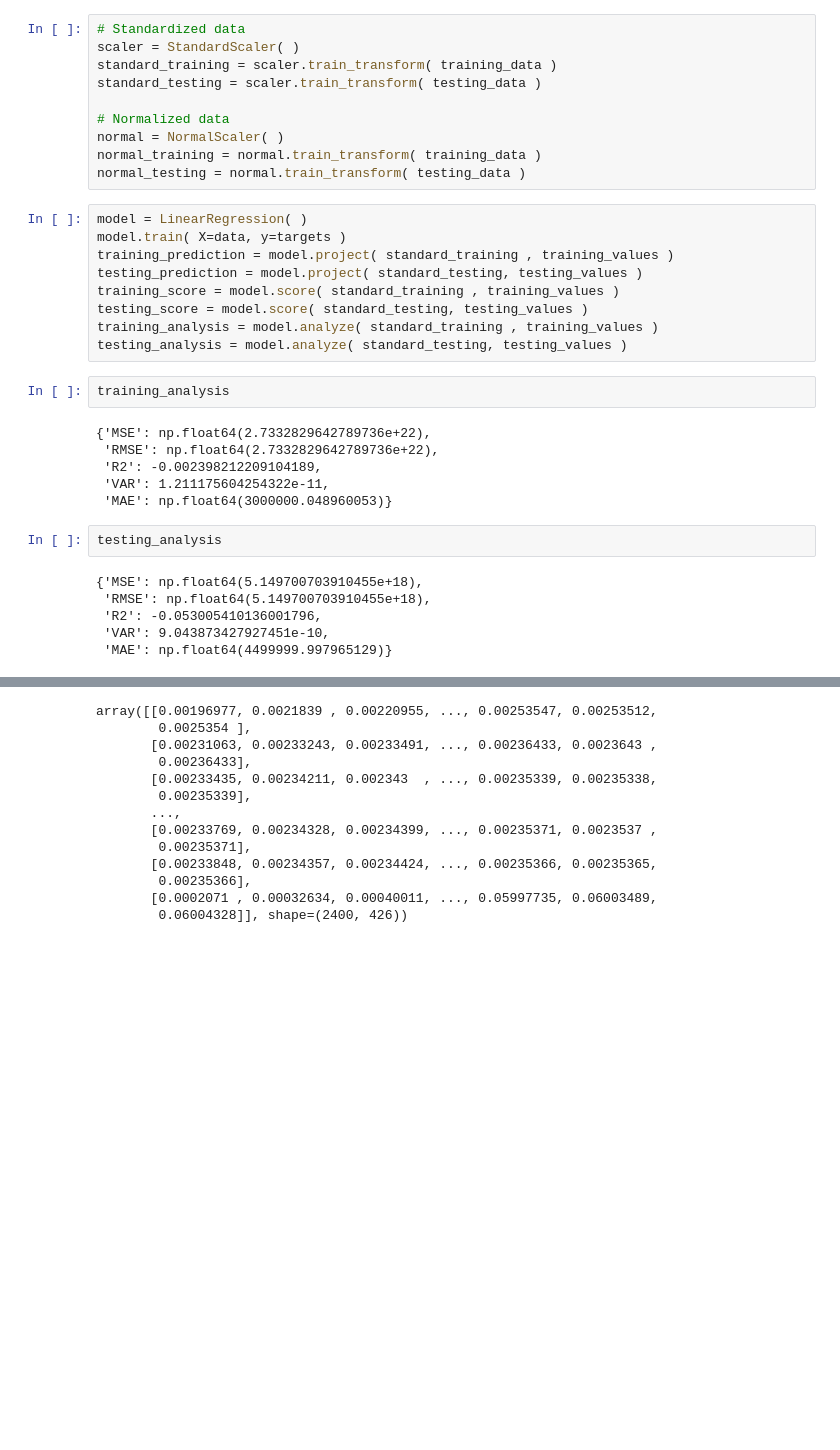
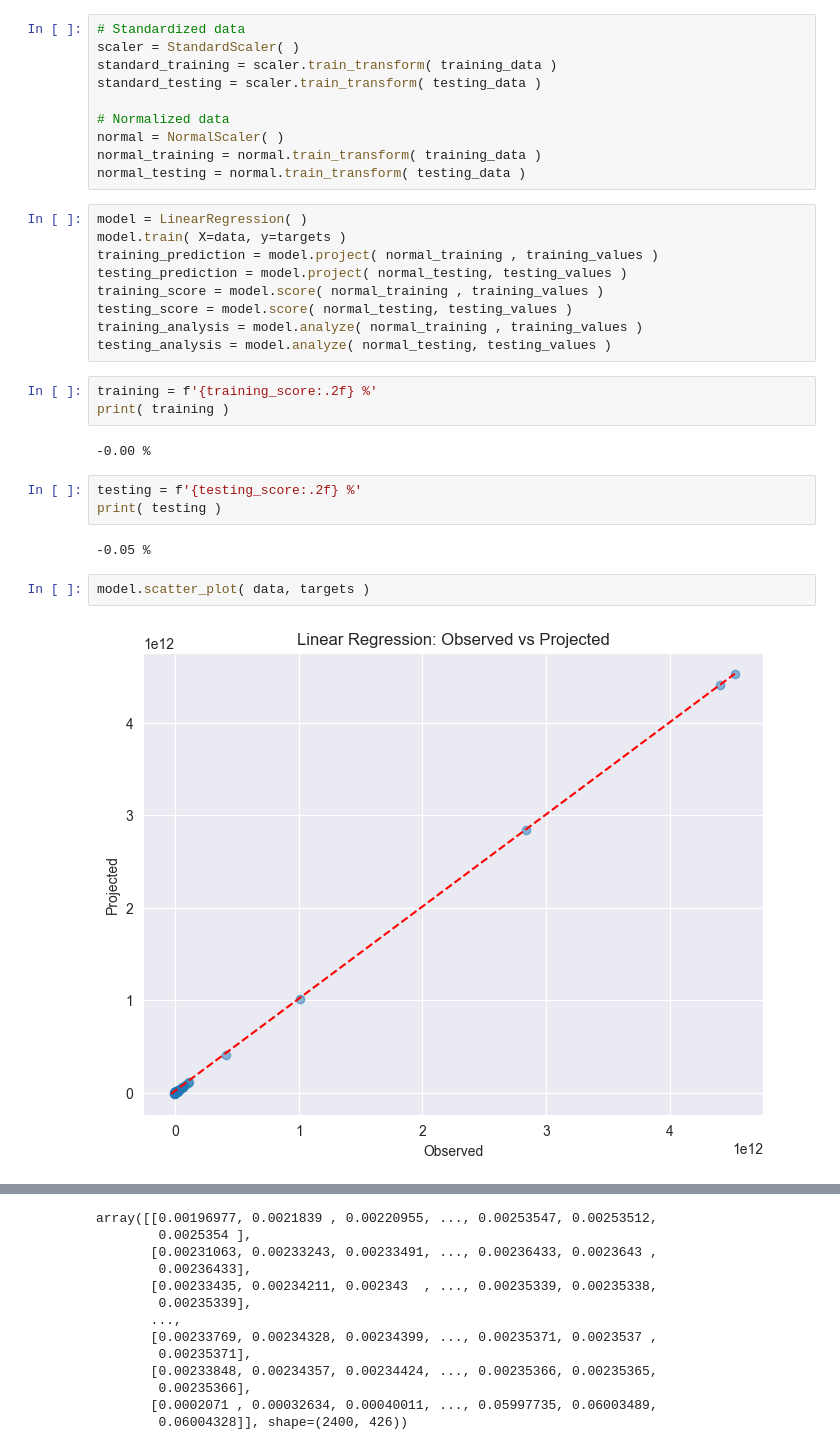
Before and after one commit to is-leeroy-jenkins/Mathy, a Jupyter notebook: ipynb/board.ipynb, the cells around one changed output, grey strips where cells are left out. Cells and saved outputs as stored; diff of their text form; blank space fills up the shorter version.

```diff
--- a/ipynb/board.ipynb
+++ b/ipynb/board.ipynb
@@ -78,25 +78,23 @@ normal_testing = normal.train_transform( testing_data )
 # %%
 model = LinearRegression( )
 model.train( X=data, y=targets )
-training_prediction = model.project( standard_training , training_values )
-testing_prediction = model.project( standard_testing, testing_values )
-training_score = model.score( standard_training , training_values )
-testing_score = model.score( standard_testing, testing_values )
-training_analysis = model.analyze( standard_training , training_values )
-testing_analysis = model.analyze( standard_testing, testing_values )
+training_prediction = model.project( normal_training , training_values )
+testing_prediction = model.project( normal_testing, testing_values )
+training_score = model.score( normal_training , training_values )
+testing_score = model.score( normal_testing, testing_values )
+training_analysis = model.analyze( normal_training , training_values )
+testing_analysis = model.analyze( normal_testing, testing_values )
 # %%
-training_analysis
+training = f'{training_score:.2f} %'
+print( training )
 # %% [output]
-{'MSE': np.float64(2.7332829642789736e+22),
- 'RMSE': np.float64(2.7332829642789736e+22),
- 'R2': -0.002398212209104189,
- 'VAR': 1.211175604254322e-11,
- 'MAE': np.float64(3000000.048960053)}
+-0.00 %
 # %%
-testing_analysis
+testing = f'{testing_score:.2f} %'
+print( testing )
 # %% [output]
-{'MSE': np.float64(5.149700703910455e+18),
- 'RMSE': np.float64(5.149700703910455e+18),
- 'R2': -0.053005410136001796,
- 'VAR': 9.043873427927451e-10,
- 'MAE': np.float64(4499999.997965129)}
+-0.05 %
+# %%
+model.scatter_plot( data, targets )
+# %% [output]
+[figure, added]
```
Also changed, not shown: parts of 1 cell of this notebook, 2 other files.
